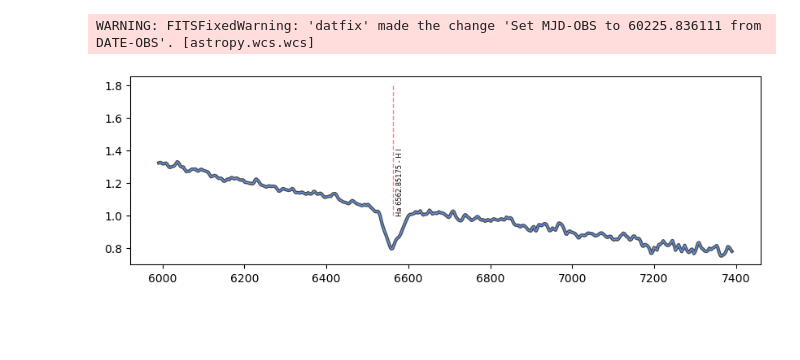
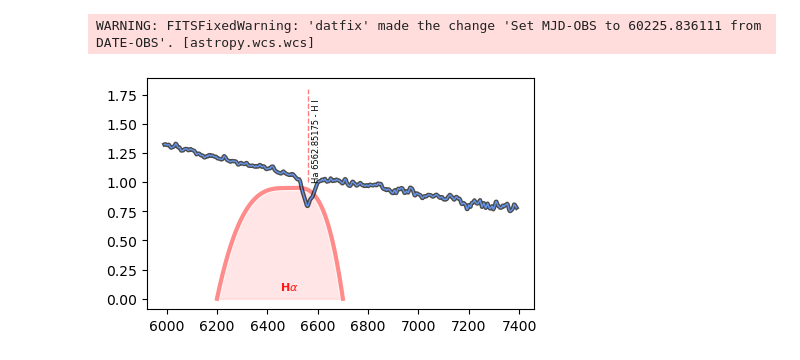
Before and after one commit to dtouzan/ciboulette, a Jupyter notebook: notebook/example-atomicline.ipynb, the cells around one changed output. Cells and saved outputs as stored; diff of their text form; code cells hidden in the pictures; blank space fills up the shorter version.

```diff
--- a/notebook/example-atomicline.ipynb
+++ b/notebook/example-atomicline.ipynb
@@ -233,10 +229,11 @@ WARNING: FITSFixedWarning: 'datfix' made the change 'Set MJD-OBS to 60225.836111
 # %%
 from matplotlib import pyplot as plt
 # %%
-figure = plt.figure(figsize=(10, 3))
+figure = plt.figure(figsize=(5, 3))
 axis = figure.subplots(1, 1)
-sa.axis = Ha.axis = axis
+sa.axis = Ha.axis = filter_Ha.axis = axis
+filter_Ha.plot()
 sa.plot()
 Ha.marker(flux=1, max_flux=1.6)
 # %% [output]
-[figure, old version]
+[figure, new version]
```
Also changed, not shown: parts of 4 cells of this notebook, 1 other file.
